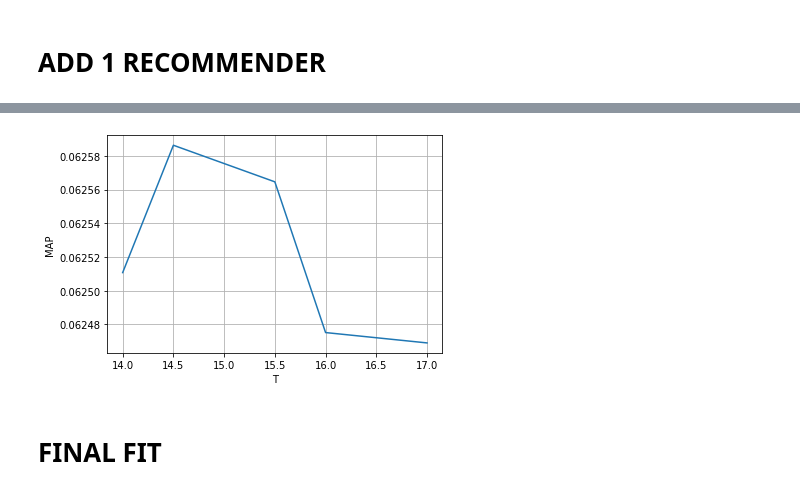
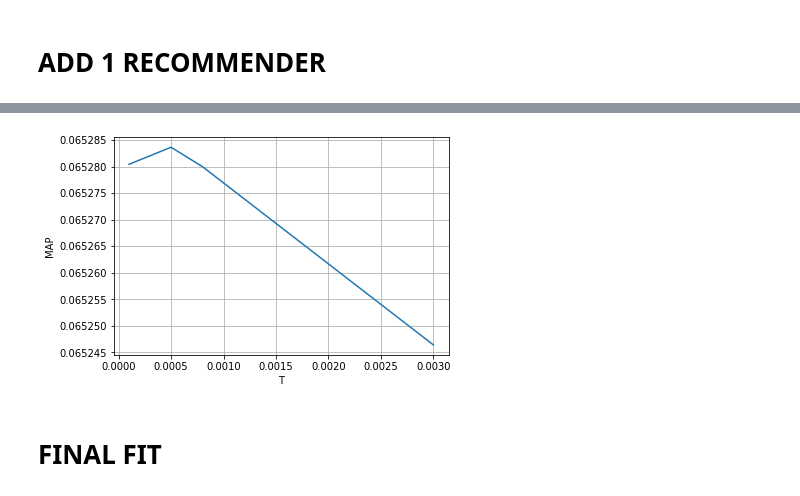
Before and after one commit to 08volt/Recommender_system, a Jupyter notebook: Prove_Enrico/VLT_IBRID_TUNING-Copy1.ipynb, the cells around one changed output, grey strips where cells are left out. Cells and saved outputs as stored; diff of their text form; code cells hidden in the pictures.

```diff
--- a/Prove_Enrico/VLT_IBRID_TUNING-Copy1.ipynb
+++ b/Prove_Enrico/VLT_IBRID_TUNING-Copy1.ipynb
@@ -365,21 +358,23 @@ w4 = 375
 # ADD 1 RECOMMENDER
 # %%
 recs = [
+P3alphaRecommender,
+UserKNNCFRecommender,
+ItemIcmKNNCFRecommender,
 ItemKNNCFRecommender,
-UserKNNCFRecommender,
 UserIcmKNNCFRecommender,
-ItemIcmKNNCFRecommender,
-P3alphaRecommender,
 SLIM_BPR_Cython
 ]
 
 inits = [
-    only_URM,only_URM,also_ICM, also_ICM, only_URM, cython
+    only_URM,only_URM,also_ICM,only_URM,also_ICM, cython
 ]
 
-fits = [userknn,itemknn, uicm, iicm,alpha, cy]
 
-trials = [14,14.5,15.5,16,17]
+
+fits = [alpha,userknn,iicm,itemknn,uicm,cy]
+
+trials = [0.0001,0.0005,0.0008,0.003]
 # %%
 best_t = -1
 MAPS = []
@@ -424,9 +416,0 @@ SLIM_BPR_Recommender: Epoch 468
-# %%
-fig, ax = plt.subplots()
-ax.plot(trials, MAPS)
-
-ax.set(xlabel='T', ylabel='MAP')
-ax.grid()
-plt.show()
-# %% [output]
-[figure, removed]
@@ -434,0 +417,4 @@ w5 = 14.5
+# %%
+plotta(trials,MAPS)
+# %% [output]
+[figure, added]
```
Also changed, not shown: parts of 23 cells of this notebook.
